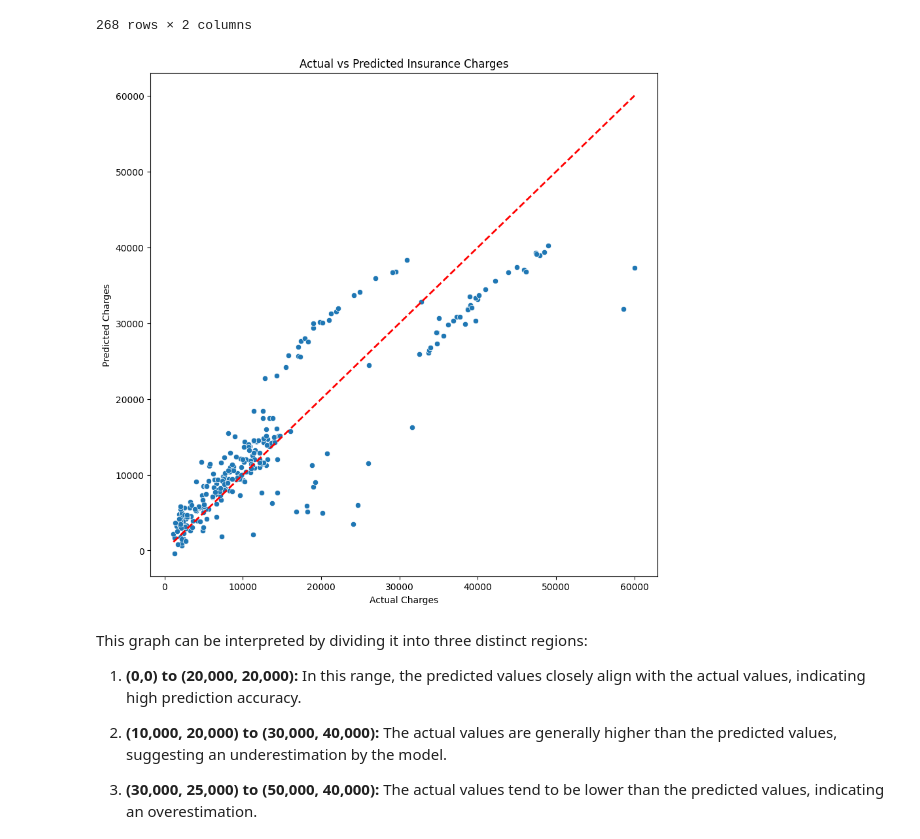
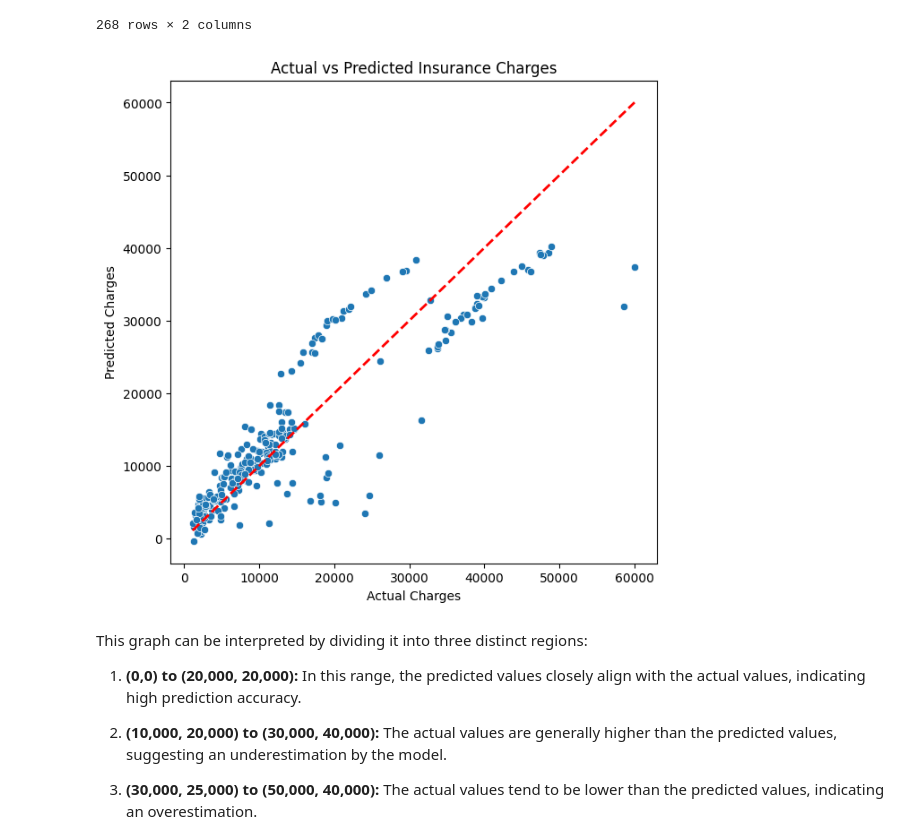
Before and after one commit to rachel-kim2255/Machine-Learning-Notebooks, a Jupyter notebook: 1_[ML_Linear_Model]_Predicting_Insurance_Premiums.ipynb, the cells around one changed output. Drawn from its saved outputs; the diff is of its cells as text; code cells hidden in the pictures.

```diff
--- a/1_[ML_Linear_Model]_Predicting_Insurance_Premiums.ipynb
+++ b/1_[ML_Linear_Model]_Predicting_Insurance_Premiums.ipynb
@@ -108,21 +108,21 @@ comparison
 # %%
 import matplotlib.pyplot as plt
 import seaborn as sns
 
-plt.figure(figsize=(10, 10))
+plt.figure(figsize=(7, 7))
 
 sns.scatterplot(x='actual', y='pred', data=comparison)
 
 plt.plot([comparison['actual'].min(), comparison['actual'].max()],
          [comparison['actual'].min(), comparison['actual'].max()],
          color='red', linestyle='--', linewidth=2)
 
 plt.xlabel('Actual Charges')
 plt.ylabel('Predicted Charges')
 plt.title('Actual vs Predicted Insurance Charges')
 plt.show()
 # %% [output]
-[figure, old version]
+[figure, new version]
 # %% [markdown]
 This graph can be interpreted by dividing it into three distinct regions:
 
```
